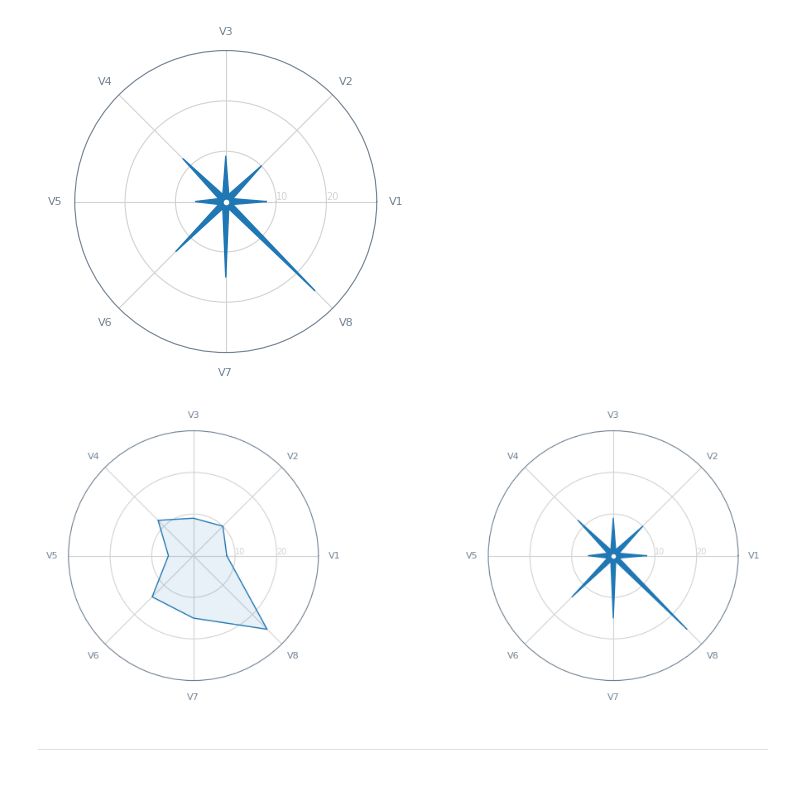
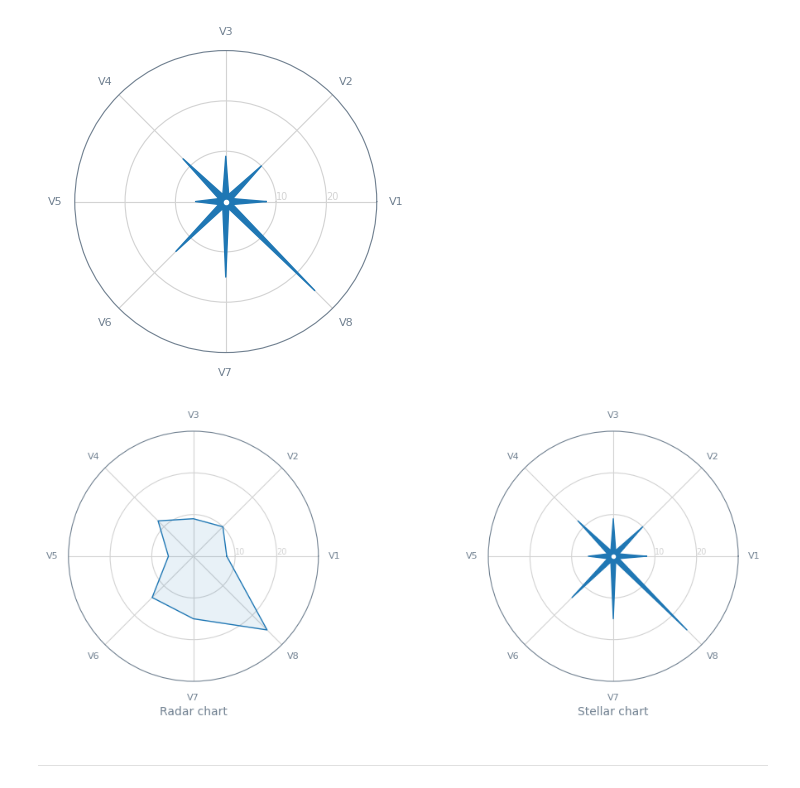
Before and after one commit to joaopalmeiro/datavis-python-playground, a Jupyter notebook: mpl-stellar-chart/blogpost.ipynb, the cells around one changed output. Drawn from its saved outputs; the diff is of its cells as text; code cells hidden in the pictures.

Commit message:
Update image and notebook

```diff
--- a/mpl-stellar-chart/blogpost.ipynb
+++ b/mpl-stellar-chart/blogpost.ipynb
@@ -17 +17,19 @@ data = [
+# %%
+def round_up(value):
+    """
+    >>> round_up(25)
+    30
+    """
+    return int(ceil(value / 10.0)) * 10
+
+
+def even_odd_merge(even, odd, filter_none=True):
+    """
+    >>> list(even_odd_merge([1,3], [2,4]))
+    [1, 2, 3, 4]
+    """
+    if filter_none:
+        return filter(None.__ne__, chain.from_iterable(zip_longest(even, odd)))
+
+    return chain.from_iterable(zip_longest(even, odd))
 # %%
@@ -139,17 +160,21 @@ draw_stellar(ax, *prepare_data(data))
 # %%
 fig, axes = plt.subplots(
     ncols=2,
     nrows=1,
     dpi=100,
     figsize=(fig_size[0] * 2, fig_size[1]),
     subplot_kw=dict(polar=True),
 )
 
 draw_radar(axes[0], *prepare_data(data))
 draw_stellar(axes[1], *prepare_data(data))
 
+axes[0].set_xlabel("Radar chart", color="slategrey")
+axes[1].set_xlabel("Stellar chart", color="slategrey")
+
 # fig.savefig("radar_stellar_chart.png", dpi=300, bbox_inches="tight", facecolor="white")
+plt.show()
 # %% [output]
-[figure, old version]
+[figure, new version]
 # %% [markdown]
 ---
```
Also changed, not shown: parts of 6 cells of this notebook, 1 other file.
